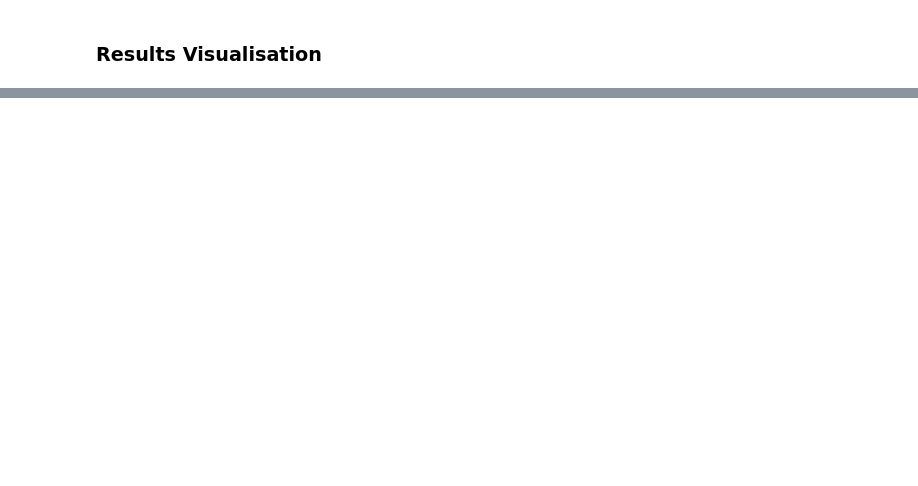
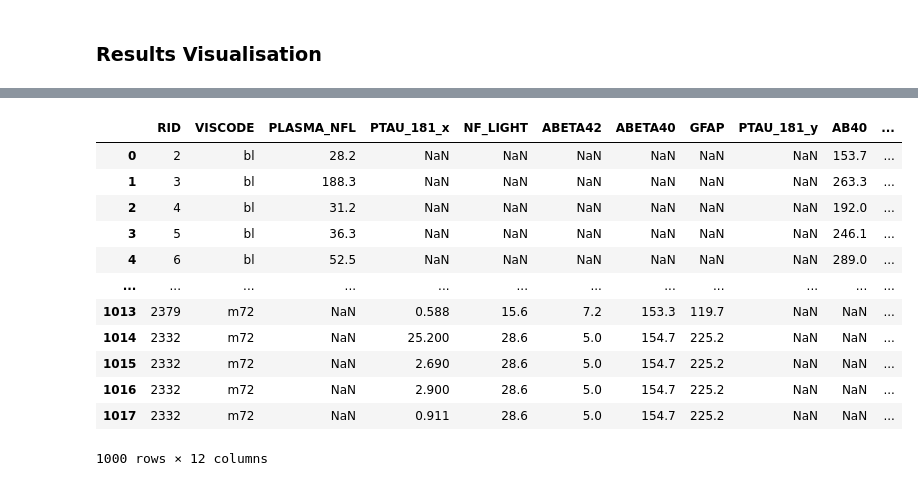
Before and after one commit to danielmakin/NoMoreAlzheimersDisease, a Jupyter notebook: main.ipynb, the cells around one changed output, grey strips where cells are left out. Cells and saved outputs as stored; diff of their text form; code cells hidden in the pictures; blank space fills up the shorter version.

```diff
--- a/main.ipynb
+++ b/main.ipynb
@@ -382,0 +403,51 @@ plt.show()
+# %%
+# Read each of the files and select the useful fields
+
+blen = pd.read_csv('Data/Plasma/ADNI_BLENNOWPLASMANFL_10_03_18_27Nov2023.csv')[['RID', 'VISCODE2', 'PLASMA_NFL']]
+fnih = pd.read_csv('Data/Plasma/FNIH_PLASMA_PTAU181_PROJECT_27Nov2023.csv')[['RID', 'VISCODE2', 'PTAU_181']]
+#??????
+# fuji = pd.read_csv('Data/Plasma/FUJIREBIOABETAPLASMA_06Dec2023.csv')[['RID', 'VISCODE2', 'PTAU_181']]
+#??????
+plasmaab = pd.read_csv('Data/Plasma/PLASMA_ABETA_PROJECT_ADX_VUMC_27Nov2023.csv')[['RID', 'VISCODE2', 'NF_LIGHT', 'ABETA42', 'ABETA40', 'GFAP']]
+ugot = pd.read_csv('Data/Plasma/UGOTPTAU181_06_18_20_27Nov2023.csv')[['RID', 'VISCODE2', 'PLASMAPTAU181']] # RENAME PTAU
+dian = pd.read_csv('Data/Plasma/UPENNPLASMA_27Nov2023.csv')[['RID', 'VISCODE', 'AB40', 'AB42']]
+
+# Rename all of the VISCODE2 => VISCODE for merging
+blen.rename(columns={'VISCODE2': 'VISCODE'}, inplace=True)
+fnih.rename(columns={'VISCODE2': 'VISCODE'}, inplace=True)
+plasmaab.rename(columns={'VISCODE2': 'VISCODE'}, inplace=True)
+ugot.rename(columns={'VISCODE2': 'VISCODE'}, inplace=True)
+
+# Rename PLASMAPTAU181 => PTAU_181 for merging
+ugot.rename(columns={'PLASMAPTAU181' : 'PTAU_181'}, inplace=True)
+
+# Attempt to merge
+df = pd.merge(blen, fnih, on=['RID', 'VISCODE'], how='outer')
+df = pd.merge(df, plasmaab, on=['RID', 'VISCODE'], how='outer')
+df = pd.merge(df, ugot, on=['RID', 'VISCODE'], how='outer')
+df = pd.merge(df, dian, on=['RID', 'VISCODE'], how='outer')
+
+# Now assign a label to each item
+labels = pd.read_csv('Data/ADNIMERGE_15Jun2023.csv')[['RID', 'VISCODE', 'DX']]
+df = pd.merge(df, labels[['RID', 'VISCODE', 'DX']], on=['RID', 'VISCODE'], how='left').replace('CN', 'SCD').replace('Dementia', 'AD')
+
+# Remove any items that couldn't be classified
+df = df.dropna(subset=['DX'])
+
+df.to_csv('Data/TempFiles/all_merged.csv')
+
+df.head(1000)
+# %% [output]
+|  | RID | VISCODE | PLASMA_NFL | PTAU_181_x | NF_LIGHT | ABETA42 | ABETA40 | GFAP | PTAU_181_y | AB40 | ... |
+| 0 | 2 | bl | 28.2 | NaN | NaN | NaN | NaN | NaN | NaN | 153.7 | ... |
+| 1 | 3 | bl | 188.3 | NaN | NaN | NaN | NaN | NaN | NaN | 263.3 | ... |
+| 2 | 4 | bl | 31.2 | NaN | NaN | NaN | NaN | NaN | NaN | 192.0 | ... |
+| 3 | 5 | bl | 36.3 | NaN | NaN | NaN | NaN | NaN | NaN | 246.1 | ... |
+| 4 | 6 | bl | 52.5 | NaN | NaN | NaN | NaN | NaN | NaN | 289.0 | ... |
+| ... | ... | ... | ... | ... | ... | ... | ... | ... | ... | ... | ... |
+| 1013 | 2379 | m72 | NaN | 0.588 | 15.6 | 7.2 | 153.3 | 119.7 | NaN | NaN | ... |
+| 1014 | 2332 | m72 | NaN | 25.200 | 28.6 | 5.0 | 154.7 | 225.2 | NaN | NaN | ... |
+| 1015 | 2332 | m72 | NaN | 2.690 | 28.6 | 5.0 | 154.7 | 225.2 | NaN | NaN | ... |
+| 1016 | 2332 | m72 | NaN | 2.900 | 28.6 | 5.0 | 154.7 | 225.2 | NaN | NaN | ... |
+| 1017 | 2332 | m72 | NaN | 0.911 | 28.6 | 5.0 | 154.7 | 225.2 | NaN | NaN | ... |
+1000 rows × 12 columns
```
Also changed, not shown: parts of 4 cells of this notebook, 2 other files.
